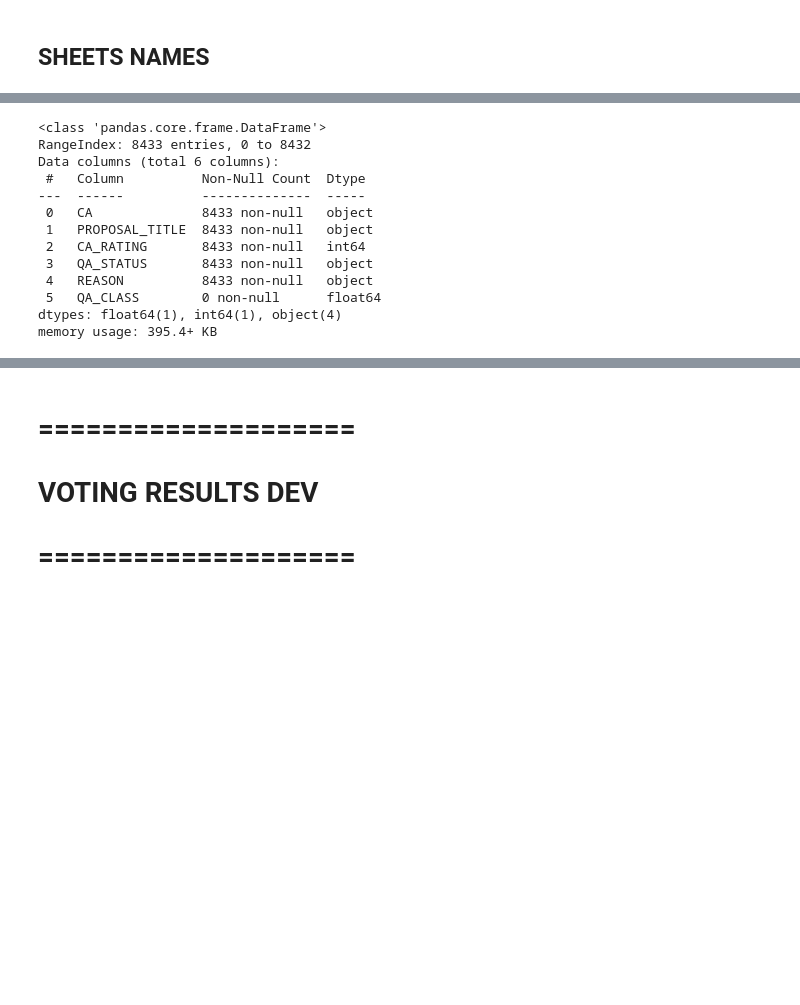
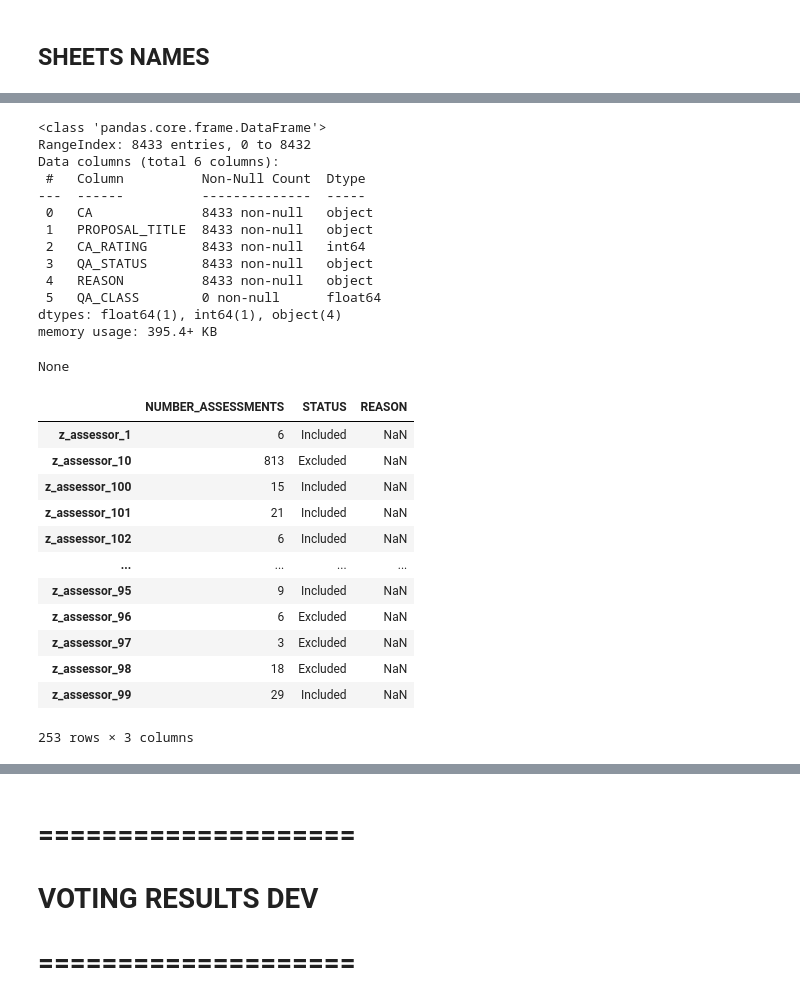
Before and after one commit to jbmattos/CatalystReport, a Jupyter notebook: data_setup.ipynb, the cells around one changed output, grey strips where cells are left out. Cells and saved outputs as stored; diff of their text form; code cells hidden in the pictures; blank space fills up the shorter version.

```diff
--- a/data_setup.ipynb
+++ b/data_setup.ipynb
@@ -161,21 +164,36 @@ memory usage: 334.9+ KB
 # %%
 f = 'f5'
 df = CatalystAssessments(f)
-df.assessments.info()
+display(df.assessments.info())
+display(df.community_advisors)
 # %% [output]
 <class 'pandas.core.frame.DataFrame'>
 RangeIndex: 8433 entries, 0 to 8432
 Data columns (total 6 columns):
  #   Column          Non-Null Count  Dtype
 ---  ------          --------------  -----
  0   CA              8433 non-null   object
  1   PROPOSAL_TITLE  8433 non-null   object
  2   CA_RATING       8433 non-null   int64
  3   QA_STATUS       8433 non-null   object
  4   REASON          8433 non-null   object
  5   QA_CLASS        0 non-null      float64
 dtypes: float64(1), int64(1), object(4)
 memory usage: 395.4+ KB
+None
+|  | NUMBER_ASSESSMENTS | STATUS | REASON |
+| z_assessor_1 | 6 | Included | NaN |
+| z_assessor_10 | 813 | Excluded | NaN |
+| z_assessor_100 | 15 | Included | NaN |
+| z_assessor_101 | 21 | Included | NaN |
+| z_assessor_102 | 6 | Included | NaN |
+| ... | ... | ... | ... |
+| z_assessor_95 | 9 | Included | NaN |
+| z_assessor_96 | 6 | Excluded | NaN |
+| z_assessor_97 | 3 | Excluded | NaN |
+| z_assessor_98 | 18 | Excluded | NaN |
+| z_assessor_99 | 29 | Included | NaN |
+253 rows × 3 columns
 # %%
 f = 'f6'
 df = CatalystAssessments(f)
```
Also changed, not shown: parts of 39 cells of this notebook, 3 other files.
